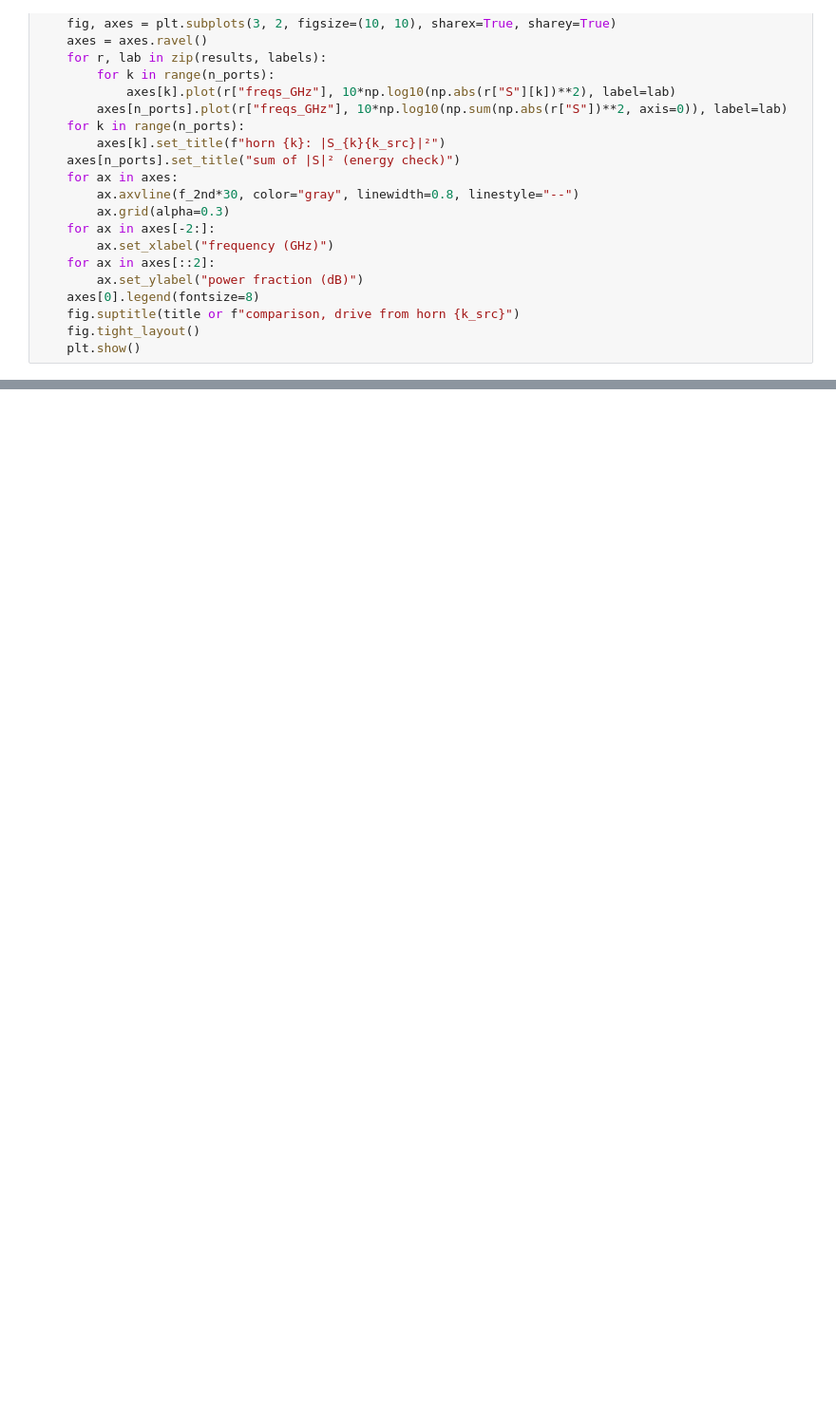
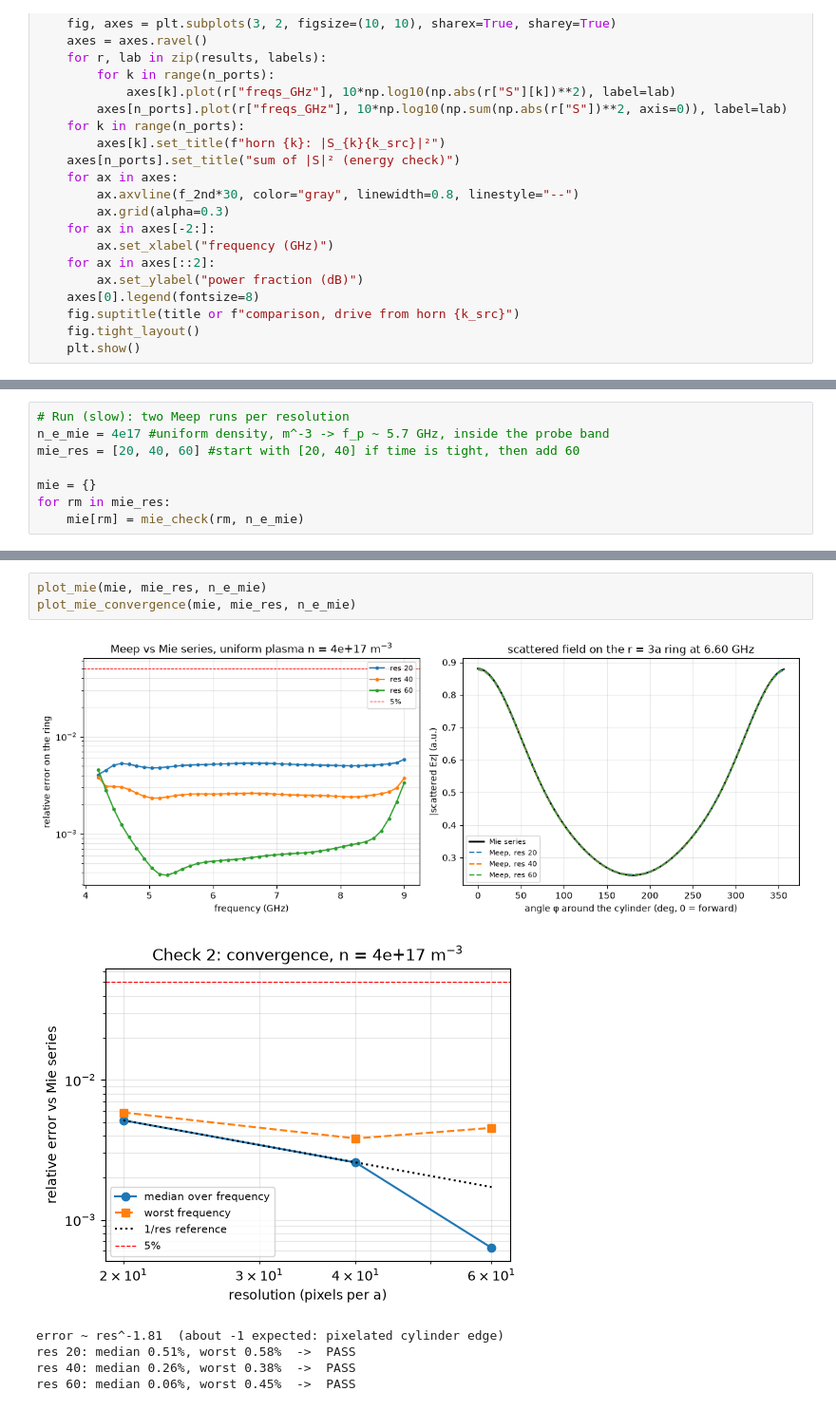
Before and after one commit to AdaelScatena/PlasMEEP, a Jupyter notebook: scripts/forward_test_1_4.ipynb, the cells around one changed output, grey strips where cells are left out. Shown at 95% size. Saved outputs shown, nothing was run; the diff lists cells and outputs as text; blank space fills up the shorter version.

```diff
--- a/scripts/forward_test_1_4.ipynb
+++ b/scripts/forward_test_1_4.ipynb
@@ -506,0 +760,8 @@ test1_empty, drive horn 0, 4.20-7.44 GHz:
+# %%
+# Run (slow): two Meep runs per resolution
+n_e_mie = 4e17 #uniform density, m^-3 -> f_p ~ 5.7 GHz, inside the probe band
+mie_res = [20, 40, 60] #start with [20, 40] if time is tight, then add 60
+
+mie = {}
+for rm in mie_res:
+    mie[rm] = mie_check(rm, n_e_mie)
@@ -506,0 +786,10 @@ test1_empty, drive horn 0, 4.20-7.44 GHz:
+# %%
+plot_mie(mie, mie_res, n_e_mie)
+plot_mie_convergence(mie, mie_res, n_e_mie)
+# %% [output]
+[figure, added]
+[figure, added]
+error ~ res^-1.81  (about -1 expected: pixelated cylinder edge)
+res 20: median 0.51%, worst 0.58%  ->  PASS
+res 40: median 0.26%, worst 0.38%  ->  PASS
+res 60: median 0.06%, worst 0.45%  ->  PASS
```
Also changed, not shown: parts of 17 cells of this notebook, 10 other files.
